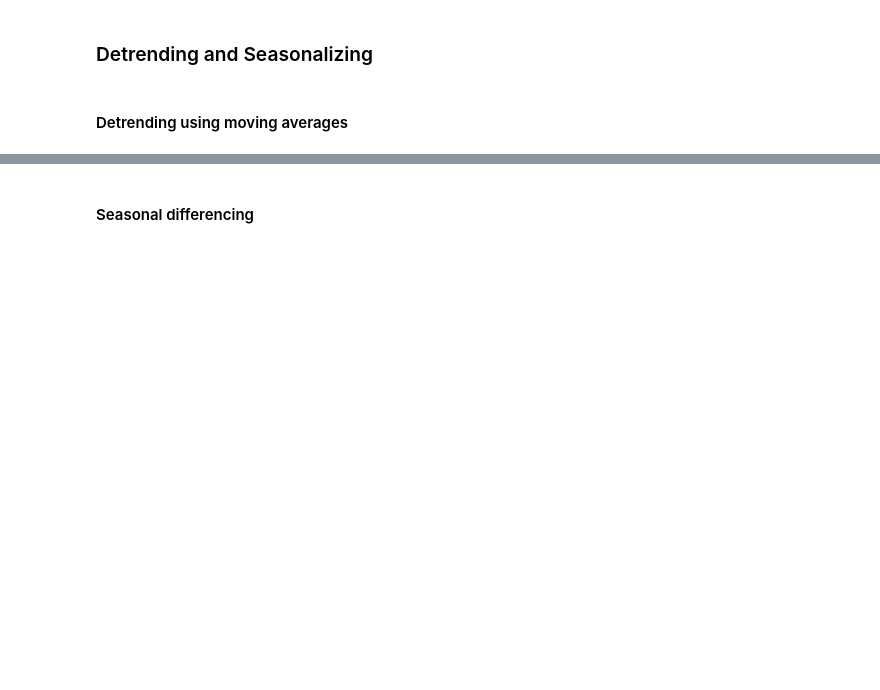
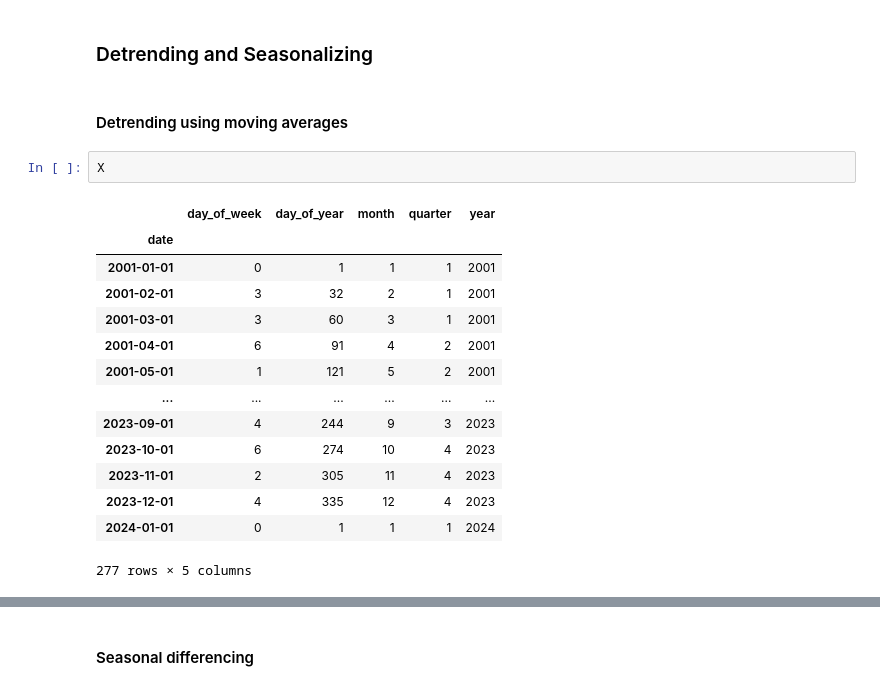
Before and after one commit to vanikanoria/ElectricityPriceForecasting, a Jupyter notebook: predicting-electricity-prices.ipynb, the cells around one changed output, grey strips where cells are left out. Drawn from its saved outputs; the diff is of its cells as text; blank space fills up the shorter version.

```diff
--- a/predicting-electricity-prices.ipynb
+++ b/predicting-electricity-prices.ipynb
@@ -826,5 +912,22 @@ plt.show()
 ### Detrending and Seasonalizing
 # %% [markdown]
 #### Detrending using moving averages
+# %%
+X
+# %% [output]
+|  | day_of_week | day_of_year | month | quarter | year |
+| date |  |  |  |  |  |
+| 2001-01-01 | 0 | 1 | 1 | 1 | 2001 |
+| 2001-02-01 | 3 | 32 | 2 | 1 | 2001 |
+| 2001-03-01 | 3 | 60 | 3 | 1 | 2001 |
+| 2001-04-01 | 6 | 91 | 4 | 2 | 2001 |
+| 2001-05-01 | 1 | 121 | 5 | 2 | 2001 |
+| ... | ... | ... | ... | ... | ... |
+| 2023-09-01 | 4 | 244 | 9 | 3 | 2023 |
+| 2023-10-01 | 6 | 274 | 10 | 4 | 2023 |
+| 2023-11-01 | 2 | 305 | 11 | 4 | 2023 |
+| 2023-12-01 | 4 | 335 | 12 | 4 | 2023 |
+| 2024-01-01 | 0 | 1 | 1 | 1 | 2024 |
+277 rows × 5 columns
 # %%
 train.loc[:,'detrended'] = train['price'] - train['price'].rolling(window=12).mean()
```
Also changed, not shown: parts of 23 cells of this notebook.
